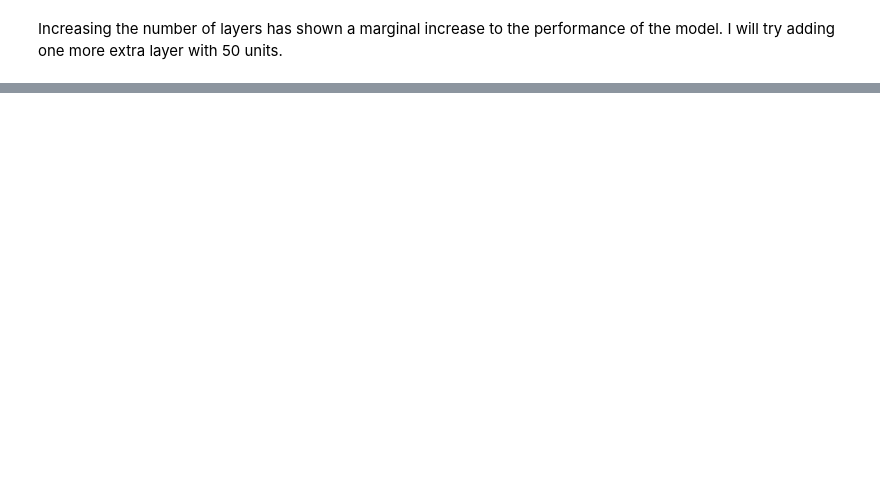
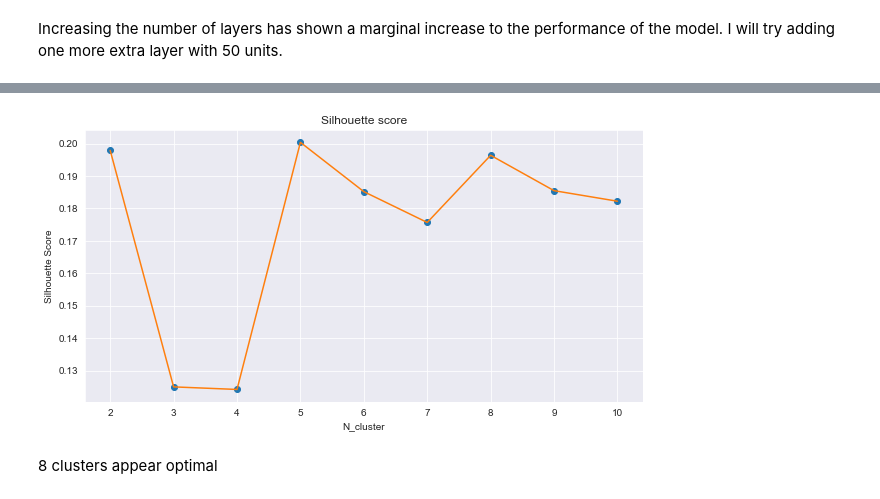
Before and after one commit to georgeharris96/TensorflowDevCourse, a Jupyter notebook: MiniProjects/MedicalInsuranceMiniProject.ipynb, the cells around one changed output, grey strips where cells are left out. Cells and saved outputs as stored; diff of their text form; code cells hidden in the pictures; blank space fills up the shorter version.

Commit message:
Begun adding clustering labels as features

```diff
--- a/MiniProjects/MedicalInsuranceMiniProject.ipynb
+++ b/MiniProjects/MedicalInsuranceMiniProject.ipynb
@@ -630,0 +635,28 @@ metrics
+# %%
+# Import required libraries
+from sklearn.cluster import KMeans
+from sklearn.metrics import silhouette_score
+import numpy as np
+
+n_clusters = np.arange(2, 11, 1)
+
+ss_list = []
+
+for n in n_clusters:
+    kmeans_cluster = KMeans(n_clusters=n)
+    labels = kmeans_cluster.fit_predict(train.drop(columns=['charges']))
+    ss_list.append(np.mean(silhouette_score(train, labels)))
+
+plt.figure(figsize=(10,5))
+plt.title('Silhouette score')
+plt.xlabel('N_cluster')
+plt.ylabel('Silhouette Score')
+
+plt.plot(n_clusters, ss_list, 'o')
+plt.plot(n_clusters, ss_list)
+
+plt.show()
+# %% [output]
+[figure, added]
+# %% [markdown]
+8 clusters appear optimal
```
Also changed, not shown: parts of 16 cells of this notebook.
